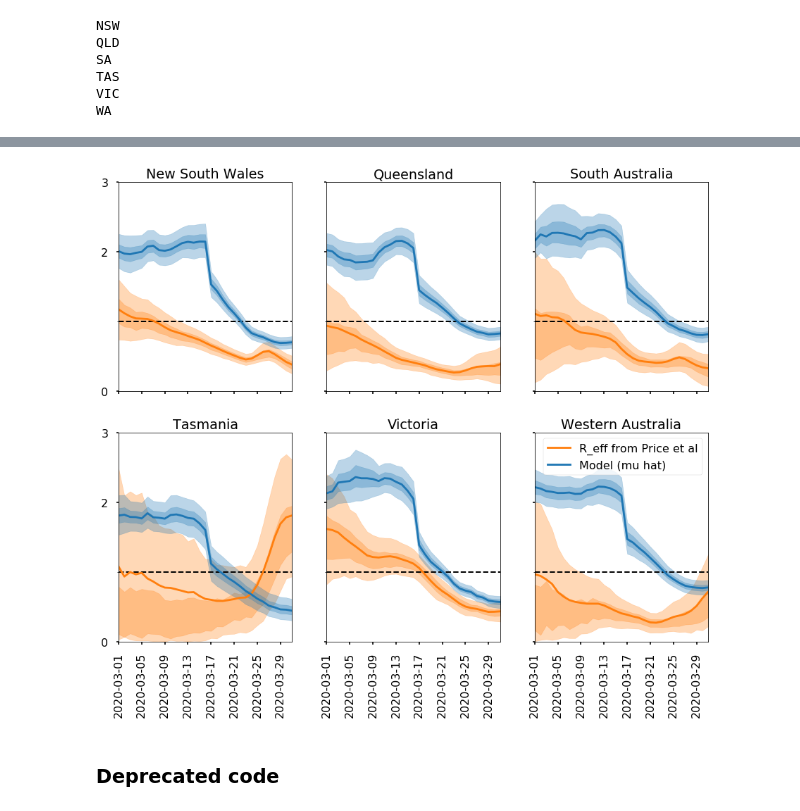
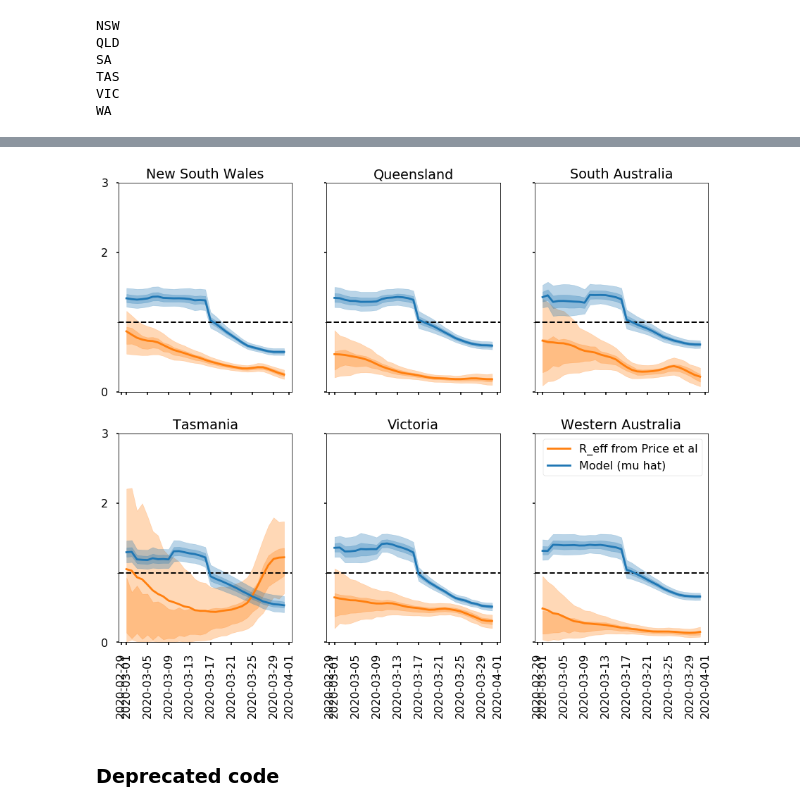
Before and after one commit to tdennisliu/covid19-forecasting-aus, a Jupyter notebook: model/Reff_traffic.ipynb, the cells around one changed output, grey strips where cells are left out. Cells and saved outputs as stored; diff of their text form; code cells hidden in the pictures.

Commit message:
added more functions to read in new LSHTM estimates

```diff
--- a/model/Reff_traffic.ipynb
+++ b/model/Reff_traffic.ipynb
@@ -16,28 +16,13 @@ from Reff_constants import *
 Read in all the data
 # %%
 # Reff estimates from Price et al 2020
-df_Reff = read_in_Reff() #estimates up to 14th April
+#df_Reff = read_in_Reff() #estimates up to 14th April
 
-#from data, find rho
-from datetime import timedelta
-df_NNDSS = pd.read_excel("../data/COVID-19 UoM 29JUN2020 0900.xlsx",
-                   parse_dates=['SPECIMEN_DATE','NOTIFICATION_DATE','NOTIFICATION_RECEIVE_DATE','TRUE_ONSET_DATE'],
-                   dtype= {'PLACE_OF_ACQUISITION':str})
-df_NNDSS.PLACE_OF_ACQUISITION.fillna('00038888',inplace=True) #Fill blanks with simply unknown
+df_Reff = read_in_LSHTM()#read_in_Reff()
+df_Reff = df_Reff.loc[df_Reff.date_of_analysis=='2020-06-28']
 
-df_NNDSS['date_inferred'] = df_NNDSS.TRUE_ONSET_DATE
-df_NNDSS.loc[df_NNDSS.TRUE_ONSET_DATE.isna(),'date_inferred'] = df_NNDSS.loc[df_NNDSS.TRUE_ONSET_DATE.isna()].NOTIFICATION_DATE - timedelta(days=5)
-df_NNDSS.loc[df_NNDSS.date_inferred.isna(),'date_inferred'] = df_NNDSS.loc[df_NNDSS.date_inferred.isna()].NOTIFICATION_RECEIVE_DATE - timedelta(days=1)
+df_state = read_in_cases(case_file_date=['29Jun','0900'])
 
-df_NNDSS['imported'] = df_NNDSS.PLACE_OF_ACQUISITION.apply(lambda x: 1 if x[-4:]=='8888' and x != '00038888' else 0)
-df_NNDSS['local'] = 1 - df_NNDSS.imported
-
-
-df_state = df_NNDSS[['date_inferred','STATE','imported','local']].groupby(['STATE','date_inferred']).sum()
-
-df_state['rho'] = [ 0 if (i+l == 0) else i/(i+l) for l,i in zip(df_state.local,df_state.imported)  ]
-
-df_Reff = read_in_Reff()
 df_Reff = df_Reff.merge(df_state,how='left',left_on=['state','date'], right_on=['STATE','date_inferred']) #how = left to use Reff days, NNDSS missing dates
 df_Reff['rho_moving'] = df_Reff.groupby(['state'])['rho'].transform(lambda x: x.rolling(7,1).mean()) #minimum number of 1
 
@@ -214,17 +180,19 @@ sm_pol_gamma = pystan.StanModel(
 # %% [output]
 INFO:pystan:COMPILING THE C++ CODE FOR MODEL gamma_pol_state_566cedafa2f8d453e3d091908db2eb23 NOW.
 # %%
-#Create useable dataset
+##### Create useable dataset
 ## ACT and NT not in original estimates, need to extrapolated
 states_to_fit = sorted(['NSW','VIC','QLD','SA','WA','TAS']) #sorting keeps consistent with sort in data_by_state
 fit_post_March = True
 ban = '2020-03-16'
+start_date = '2020-03-01'
+end_date = '2020-03-31'
 
 fit_mask = df.state.isin(states_to_fit)
 if fit_post_March:
-    fit_mask = (fit_mask) & (df.date >= '2020-03-01')
+    fit_mask = (fit_mask) & (df.date >= start_date)
 
-fit_mask = (fit_mask) & (df.date <= '2020-03-31')
+fit_mask = (fit_mask) & (df.date <= end_date )
 
 
 predictors = mov_values.copy()
@@ -386,17 +353,14 @@ ax2.set_xticklabels([var[:-6] for var in mov_values])
 ax2.tick_params('x',rotation=15)
 plt.savefig('../figs/mobility_posteriors.pdf')
 
-
-
-
-ax3 =predict_plot(samples_mov_gamma,df.loc[(df.date>='2020-03-01')&(df.date<='2020-03-31')],gamma=True,
+ax3 =predict_plot(samples_mov_gamma,df.loc[(df.date>=start_date)&(df.date<=end_date)],gamma=True,
                  moving=True,split=split,grocery=True,ban = ban,
                 R=samples_mov_gamma.R_L.values, var= True, md=md,
                  rho=states_to_fit, R_I =samples_mov_gamma.R_I.values)#by states....
 for ax in ax3:
     for a in ax:
         a.set_ylim((0,3))
-        a.set_xlim(('2020-03-01','2020-03-31'))
+        #a.set_xlim((start_date,end_date))
 plt.savefig("../figs/total_Reff_allstates.pdf")
 plt.show()
 # %% [output]
@@ -406,18 +370,18 @@ plt.show()
 # %%
 ## Just local rates
 
-ax =predict_plot(samples_mov_gamma,df.loc[(df.date>='2020-03-01')],gamma=True,
+ax =predict_plot(samples_mov_gamma,df.loc[(df.date>=start_date)&(df.date<=end_date)],gamma=True,
                  moving=True,split=split,grocery=True, ban=ban,
                 R=samples_mov_gamma.R_L.values, var= True, md=md,
                  ) #by states....
 for ax1 in ax:
     for a in ax1:
         a.set_ylim((0,3))
-        a.set_xlim(('2020-03-01','2020-03-31'))
+        #a.set_xlim((start_date,end_date))
 plt.savefig("../figs/local_Reff_allstates.pdf")
 plt.show()
 # %% [output]
-[figure, old version]
+[figure, new version]
 # %%
 from datetime import datetime
 var_to_csv = predictors
```
Also changed, not shown: parts of 4 cells of this notebook, 4 other files.
